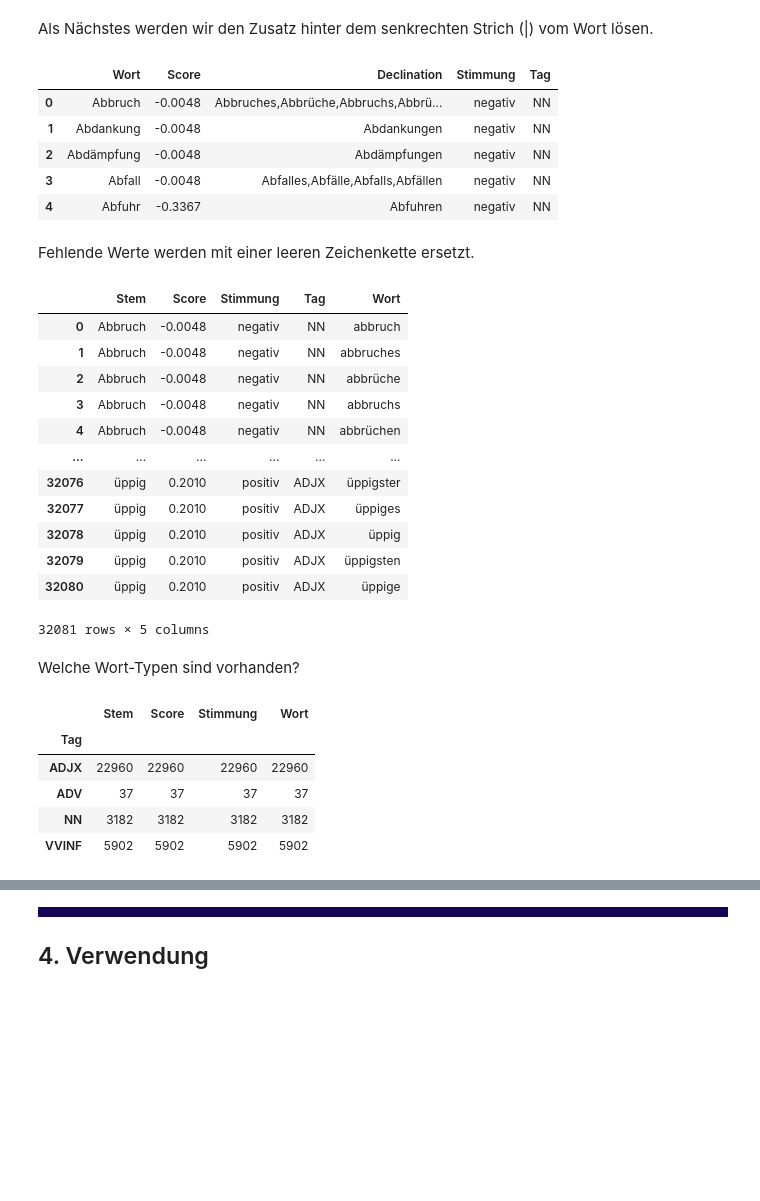
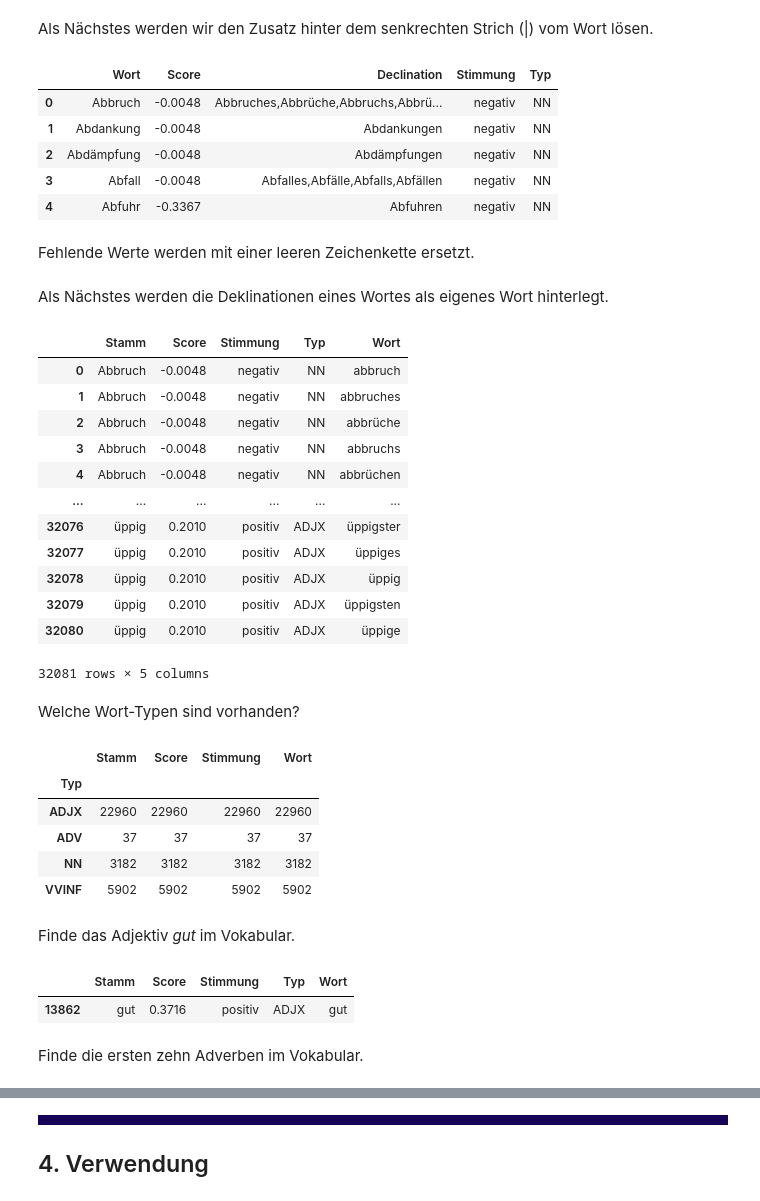
Before and after one commit to orca-nrw/lernmodul-texte, a Jupyter notebook: index.ipynb, the cells around one changed output, grey strips where cells are left out. Drawn from its saved outputs; the diff is of its cells as text; code cells hidden in the pictures; blank space fills up the shorter version.

```diff
--- a/index.ipynb
+++ b/index.ipynb
@@ -261,10 +267,10 @@ vocab.head()
 # %% [markdown]
 Als Nächstes werden wir den Zusatz hinter dem senkrechten Strich (|) vom Wort lösen.
 # %%
-vocab[['Wort', 'Tag']] = vocab['Wort'].str.split('|', 1, expand=True)
+vocab[['Wort', 'Typ']] = vocab['Wort'].str.split('|', 1, expand=True)
 vocab.head()
 # %% [output]
-|  | Wort | Score | Declination | Stimmung | Tag |
+|  | Wort | Score | Declination | Stimmung | Typ |
 | 0 | Abbruch | -0.0048 | Abbruches,Abbrüche,Abbruchs,Abbrü... | negativ | NN |
 | 1 | Abdankung | -0.0048 | Abdankungen | negativ | NN |
 | 2 | Abdämpfung | -0.0048 | Abdämpfungen | negativ | NN |
@@ -280,12 +283,16 @@ vocab['Merged'] = vocab['Merged'].str.split(',')
+# %% [markdown]
+Als Nächstes werden die Deklinationen eines Wortes als eigenes Wort hinterlegt.
 # %%
+vocab['Merged'] = vocab['Wort'] + ',' + vocab['Declination']
+vocab['Merged'] = vocab['Merged'].str.split(',')
 vocab = vocab.explode('Merged')
 vocab = vocab.sort_values('Wort').reset_index(drop=True)
-vocab = vocab.rename(columns={'Wort': 'Stem', 'Merged': 'Wort'})
+vocab = vocab.rename(columns={'Wort': 'Stamm', 'Merged': 'Wort'})
 vocab = vocab.drop(['Declination'], axis=1)
 vocab['Wort'] = vocab['Wort'].str.lower()
 vocab
 # %% [output]
-|  | Stem | Score | Stimmung | Tag | Wort |
+|  | Stamm | Score | Stimmung | Typ | Wort |
 | 0 | Abbruch | -0.0048 | negativ | NN | abbruch |
 | 1 | Abbruch | -0.0048 | negativ | NN | abbruches |
 | 2 | Abbruch | -0.0048 | negativ | NN | abbrüche |
@@ -301,11 +308,20 @@ vocab
 # %% [markdown]
 Welche Wort-Typen sind vorhanden?
 # %%
-vocab.groupby('Tag').count()
+vocab.groupby('Typ').count()
 # %% [output]
-|  | Stem | Score | Stimmung | Wort |
-| Tag |  |  |  |  |
+|  | Stamm | Score | Stimmung | Wort |
+| Typ |  |  |  |  |
 | ADJX | 22960 | 22960 | 22960 | 22960 |
 | ADV | 37 | 37 | 37 | 37 |
 | NN | 3182 | 3182 | 3182 | 3182 |
 | VVINF | 5902 | 5902 | 5902 | 5902 |
+# %% [markdown]
+Finde das Adjektiv _gut_ im Vokabular.
+# %%
+vocab.loc[vocab['Wort'] == 'gut']
+# %% [output]
+|  | Stamm | Score | Stimmung | Typ | Wort |
+| 13862 | gut | 0.3716 | positiv | ADJX | gut |
+# %% [markdown]
+Finde die ersten zehn Adverben im Vokabular.
```
Also changed, not shown: parts of 33 cells of this notebook.
